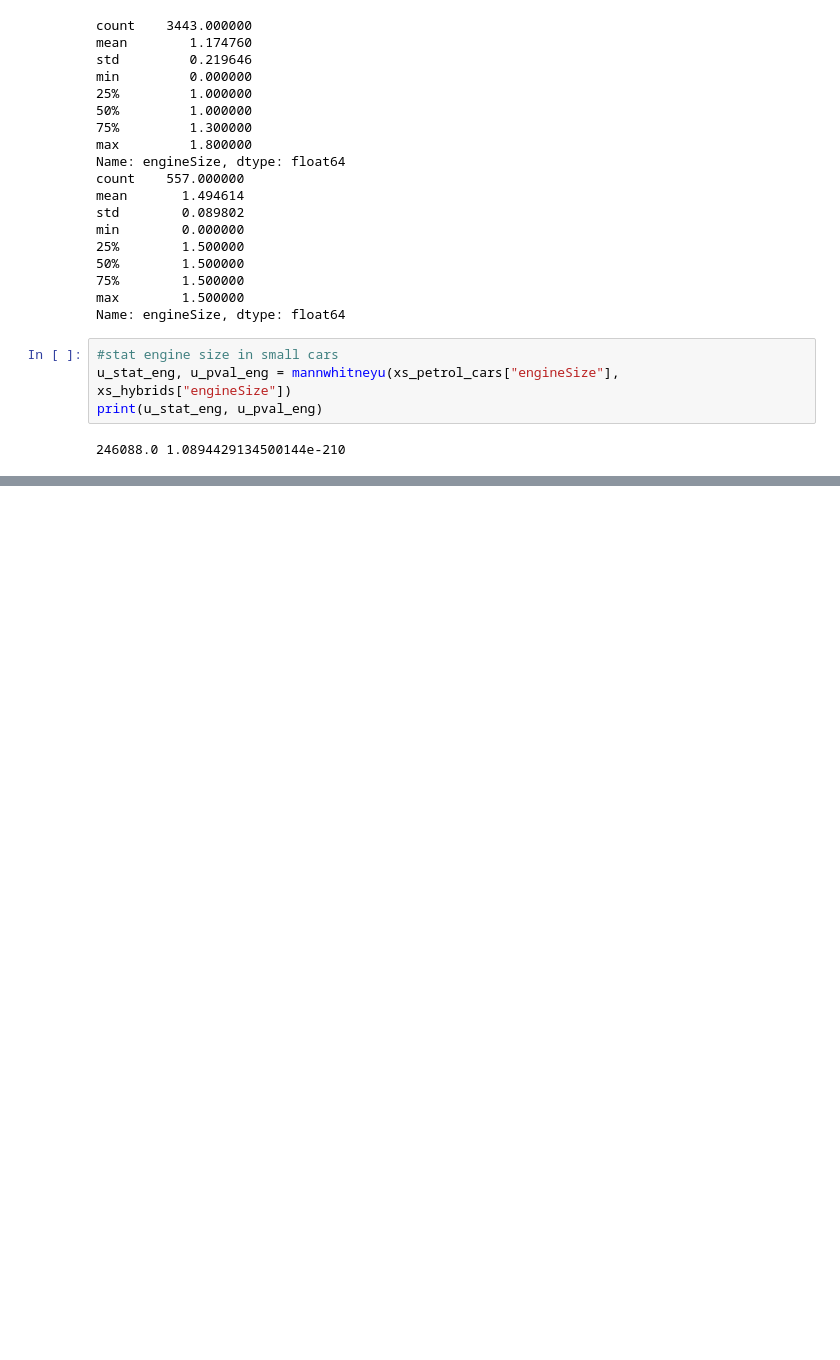
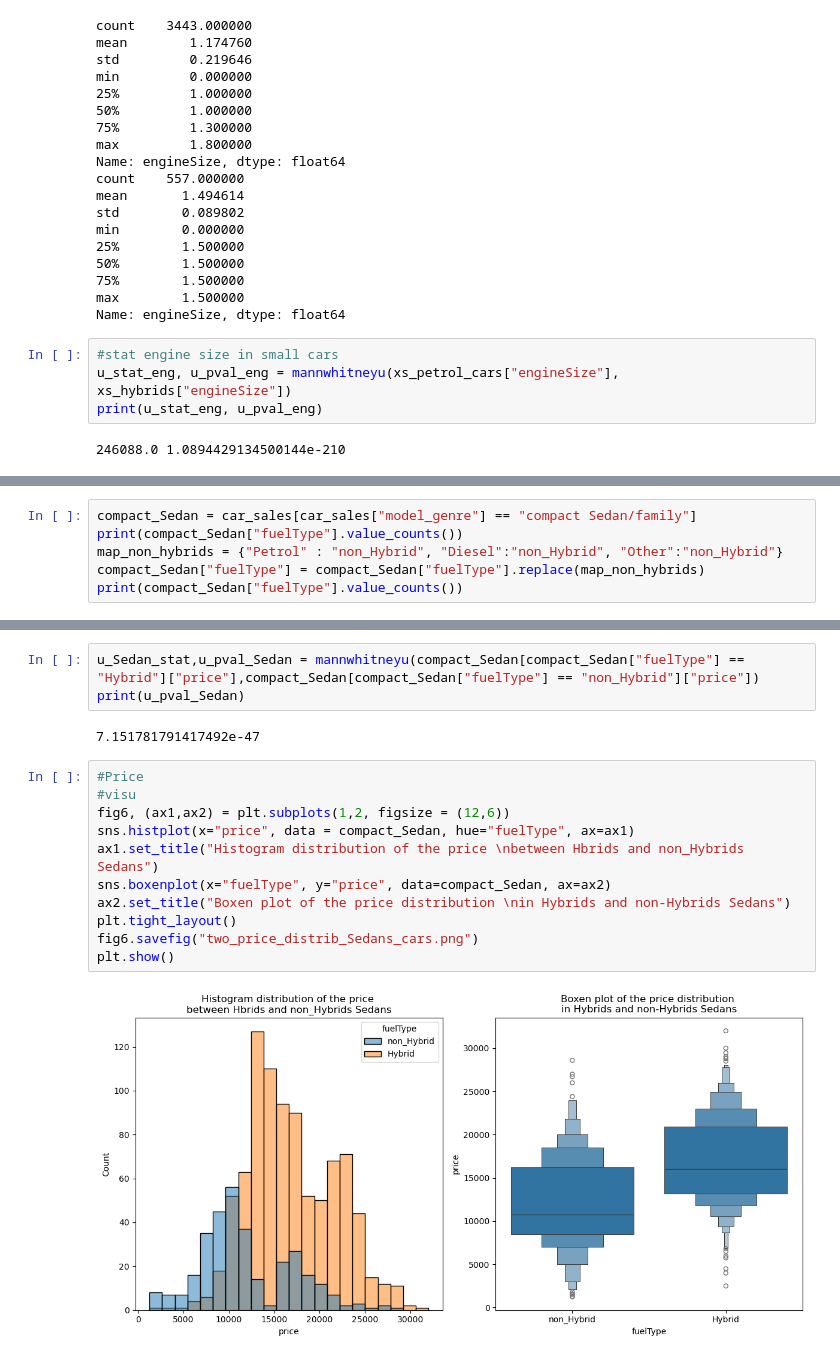
Before and after one commit to flylight-max/project-Datacamp, a Jupyter notebook: my_analysis_car_sales.ipynb, the cells around one changed output, grey strips where cells are left out. Saved outputs shown, nothing was run; the diff lists cells and outputs as text; blank space fills up the shorter version.

Commit message:
adding one more fig start sedans analysis

```diff
--- a/my_analysis_car_sales.ipynb
+++ b/my_analysis_car_sales.ipynb
@@ -1106,0 +1110,6 @@ print(u_stat_eng, u_pval_eng)
+# %%
+compact_Sedan = car_sales[car_sales["model_genre"] == "compact Sedan/family"]
+print(compact_Sedan["fuelType"].value_counts())
+map_non_hybrids = {"Petrol" : "non_Hybrid", "Diesel":"non_Hybrid", "Other":"non_Hybrid"}
+compact_Sedan["fuelType"] = compact_Sedan["fuelType"].replace(map_non_hybrids)
+print(compact_Sedan["fuelType"].value_counts())
@@ -1106,0 +1156,18 @@ print(u_stat_eng, u_pval_eng)
+# %%
+u_Sedan_stat,u_pval_Sedan = mannwhitneyu(compact_Sedan[compact_Sedan["fuelType"] == "Hybrid"]["price"],compact_Sedan[compact_Sedan["fuelType"] == "non_Hybrid"]["price"])
+print(u_pval_Sedan)
+# %% [output]
+7.151781791417492e-47
+# %%
+#Price
+#visu
+fig6, (ax1,ax2) = plt.subplots(1,2, figsize = (12,6))
+sns.histplot(x="price", data = compact_Sedan, hue="fuelType", ax=ax1)
+ax1.set_title("Histogram distribution of the price \nbetween Hbrids and non_Hybrids Sedans")
+sns.boxenplot(x="fuelType", y="price", data=compact_Sedan, ax=ax2)
+ax2.set_title("Boxen plot of the price distribution \nin Hybrids and non-Hybrids Sedans")
+plt.tight_layout()
+fig6.savefig("two_price_distrib_Sedans_cars.png")
+plt.show()
+# %% [output]
+[figure, added]
```
Also changed, not shown: parts of 3 cells of this notebook, 2 other files.
